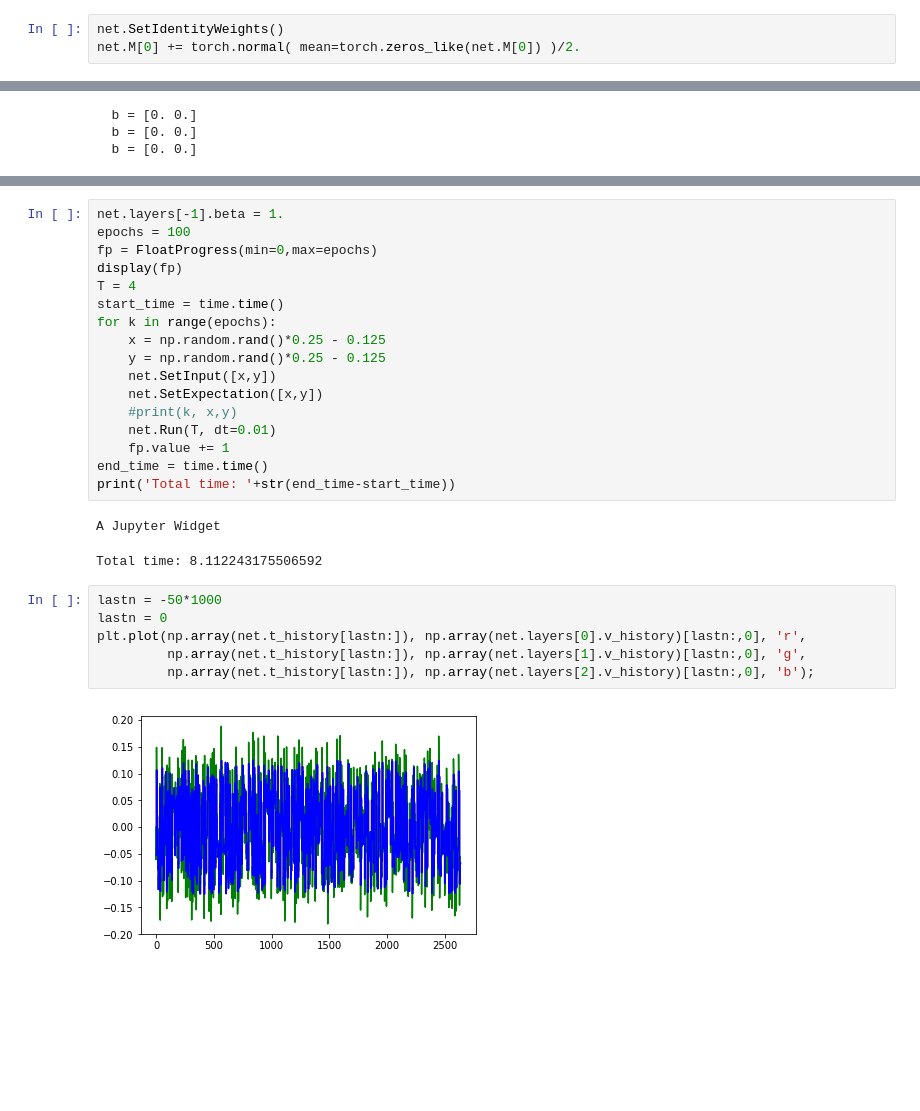
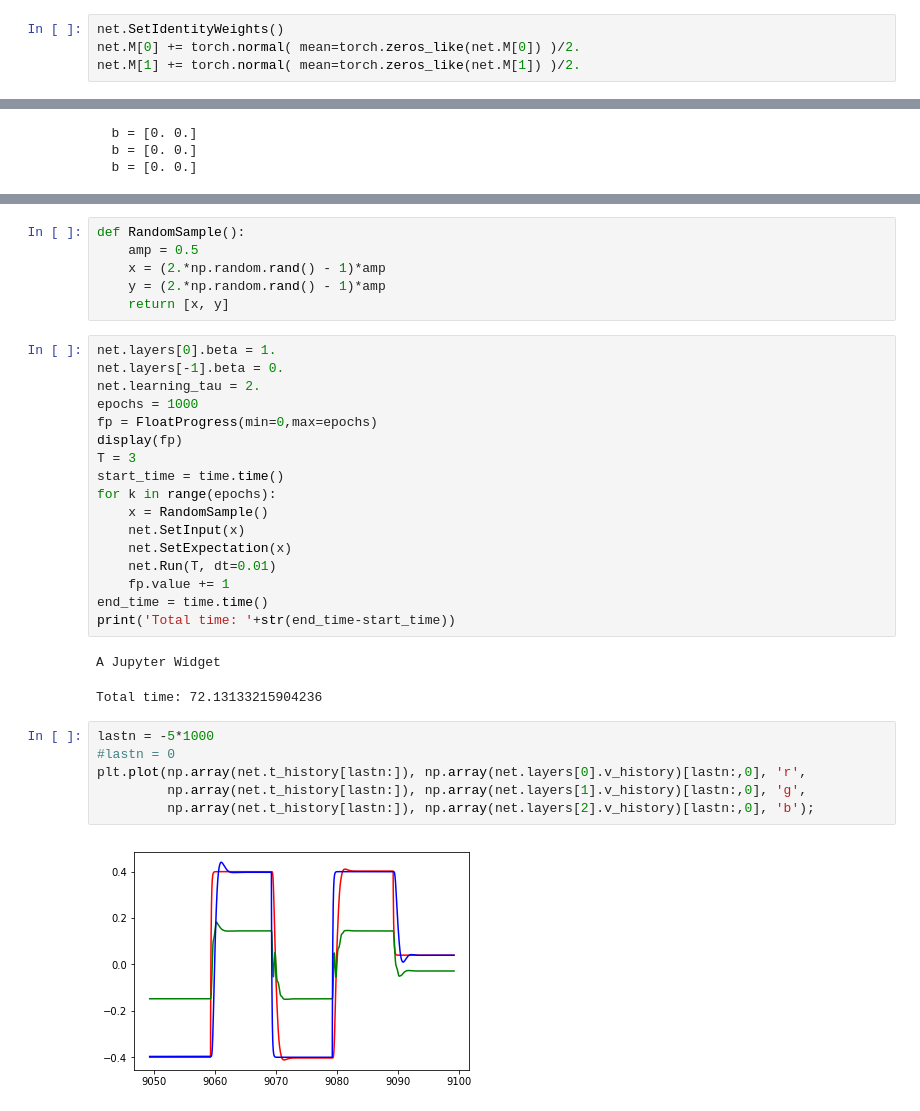
Before and after one commit to jorchard/peBogacz, a Jupyter notebook: python/runme1.ipynb, the cells around one changed output, grey strips where cells are left out. Cells and saved outputs as stored; diff of their text form; blank space fills up the shorter version.

Commit message:
Learns regression, both directions

```diff
--- a/python/runme1.ipynb
+++ b/python/runme1.ipynb
@@ -27,6 +27,7 @@ net.AddLayer(Layer.TopPELayer(n=2))
 # %%
 net.SetIdentityWeights()
 net.M[0] += torch.normal( mean=torch.zeros_like(net.M[0]) )/2.
+net.M[1] += torch.normal( mean=torch.zeros_like(net.M[1]) )/2.
 # %%
 net.learn = False
 net.learn_weights = False
@@ -79,31 +80,37 @@ net.ShowWeights()
+# %%
+def RandomSample():
+    amp = 0.5
+    x = (2.*np.random.rand() - 1)*amp
+    y = (2.*np.random.rand() - 1)*amp
+    return [x, y]
 # %%
-net.layers[-1].beta = 1.
-epochs = 100
+net.layers[0].beta = 1.
+net.layers[-1].beta = 0.
+net.learning_tau = 2.
+epochs = 1000
 fp = FloatProgress(min=0,max=epochs)
 display(fp)
-T = 4
+T = 3
 start_time = time.time()
 for k in range(epochs):
-    x = np.random.rand()*0.25 - 0.125
-    y = np.random.rand()*0.25 - 0.125
-    net.SetInput([x,y])
-    net.SetExpectation([x,y])
-    #print(k, x,y)
+    x = RandomSample()
+    net.SetInput(x)
+    net.SetExpectation(x)
     net.Run(T, dt=0.01)
     fp.value += 1
 end_time = time.time()
 print('Total time: '+str(end_time-start_time))
 # %% [output]
 A Jupyter Widget
-Total time: 8.112243175506592
+Total time: 72.13133215904236
 # %%
-lastn = -50*1000
-lastn = 0
+lastn = -5*1000
+#lastn = 0
 plt.plot(np.array(net.t_history[lastn:]), np.array(net.layers[0].v_history)[lastn:,0], 'r',
          np.array(net.t_history[lastn:]), np.array(net.layers[1].v_history)[lastn:,0], 'g',
          np.array(net.t_history[lastn:]), np.array(net.layers[2].v_history)[lastn:,0], 'b');
 # %% [output]
-[figure, old version]
+[figure, new version]
 # %%
 plt.plot(np.array(net.t_history[lastn:]), np.array(net.layers[0].v_history)[lastn:,1], 'r',
          np.array(net.t_history[lastn:]), np.array(net.layers[1].v_history)[lastn:,1], 'g',
```
Also changed, not shown: parts of 15 cells of this notebook, 2 other files.
